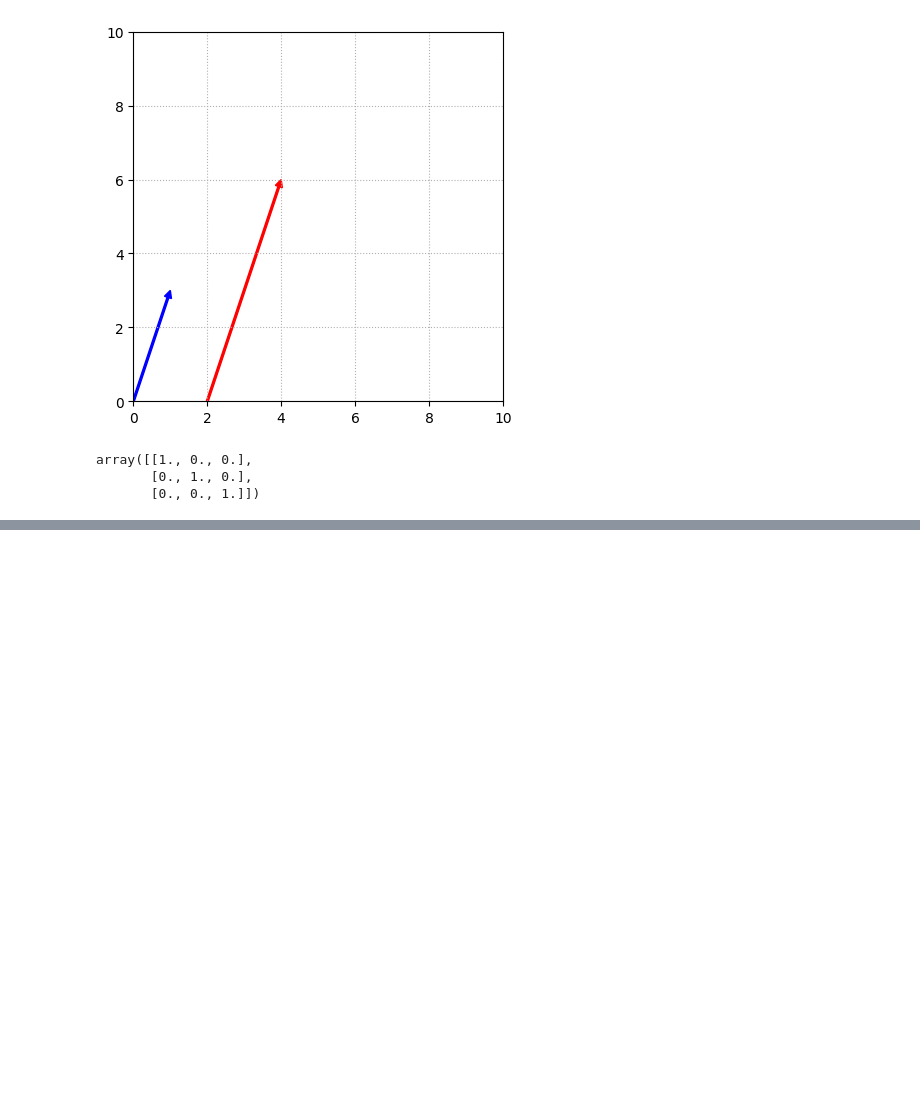
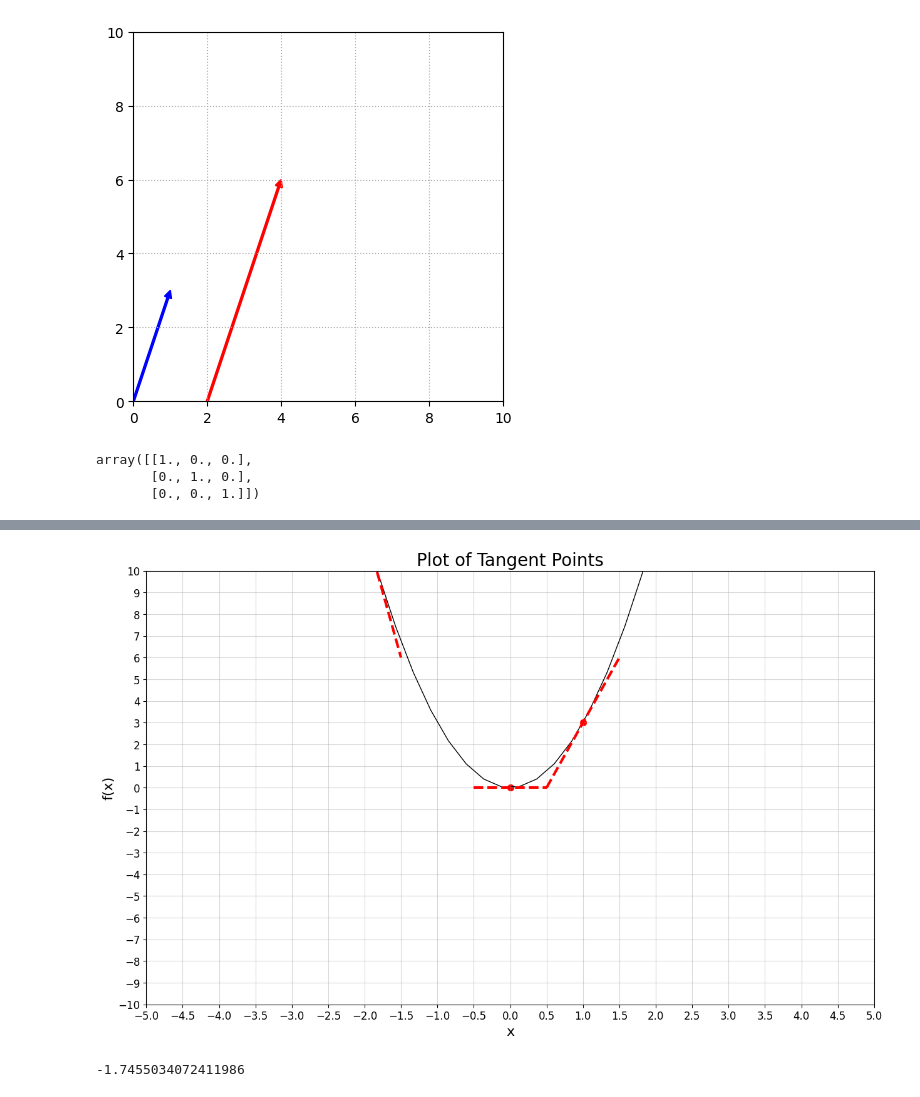
Before and after one commit to malcolm-mcclintock/DM23-ml-for-monsters, a Jupyter notebook: notebooks/d4_lin_alg.ipynb, the cells around one changed output, grey strips where cells are left out. Saved outputs shown, nothing was run; the diff lists cells and outputs as text; code cells hidden in the pictures; blank space fills up the shorter version.

```diff
--- a/notebooks/d4_lin_alg.ipynb
+++ b/notebooks/d4_lin_alg.ipynb
@@ -35,0 +113,30 @@ array([[1., 0., 0.],
+# %%
+import random
+import ipywidgets as widgets
+from ipywidgets import interactive
+def backprop_gradient_descent(gradient,learn_rate,epochs,start=12):
+    for i in range(epochs):
+        start += -learn_rate * gradient(start)
+    return start
+def poly2(x):
+    return x**2
+def poly2_deriv(x):
+    return 2*x
+def poly3(x):
+    return x**3
+def poly3_deriv(x):
+    return 3*x**2
+def poly3_deriv_deriv(x):
+    return 6*x
+gradient = backprop_gradient_descent(gradient=poly3,
+                                     start=-3,
+                                     learn_rate=0.01,
+                                     epochs=10)
+# interactive_gradient = interactive(tangent_plot,x1=(-8,8),step=100)
+poly_x = np.linspace(-12,12,100)
+plot_tangent_at_points(poly_x,poly3_deriv(poly_x),poly3_deriv,poly3_deriv_deriv,[-2,0,1])
+#interactive_gradient
+print(gradient)
+# %% [output]
+[figure, added]
+-1.7455034072411986
```
Also changed, not shown: parts of 9 cells of this notebook, 1 other file.
